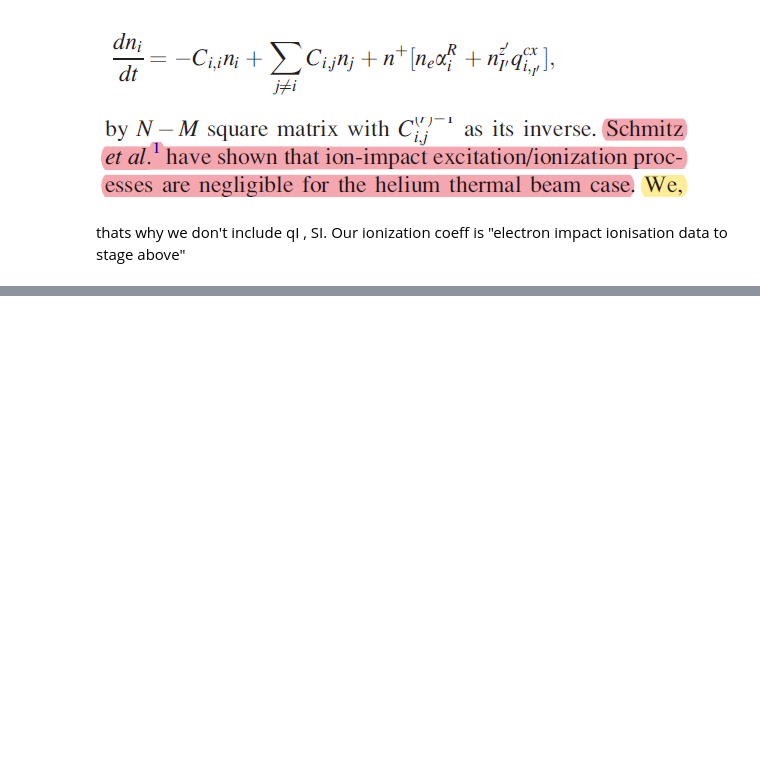
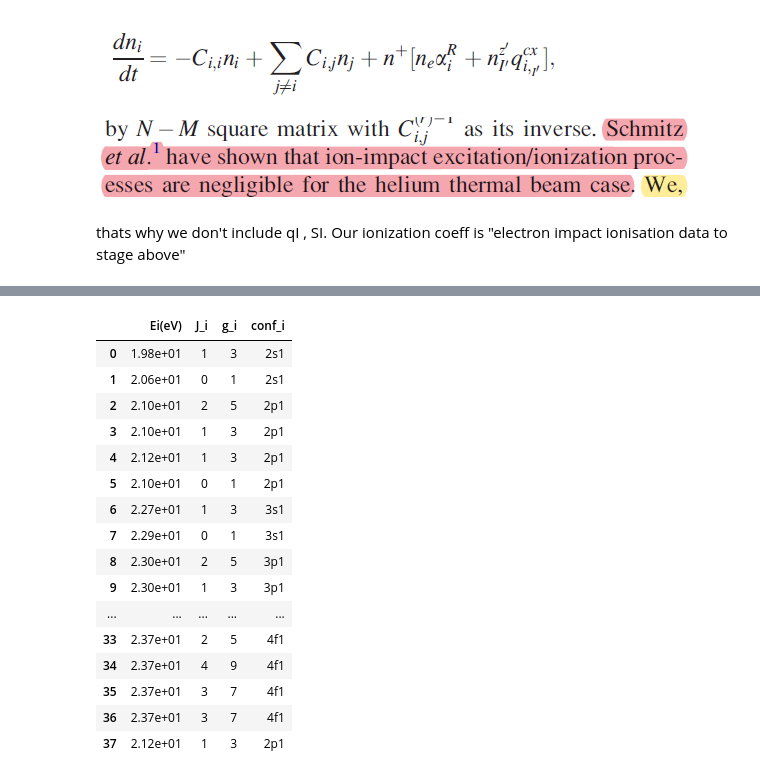
Before and after one commit to nadyayal/CRM, a Jupyter notebook: CRM1.ipynb, the cells around one changed output, grey strips where cells are left out. Saved outputs shown, nothing was run; the diff lists cells and outputs as text; code cells hidden in the pictures; blank space fills up the shorter version.

```diff
--- a/CRM1.ipynb
+++ b/CRM1.ipynb
@@ -146,3 +165,8 @@ _, df_r, _, _ = read_adas4("/content/drive/MyDrive/CRM_data/helike_kvi97#he0.dat
+# %%
+df_short_nist = df_nist.iloc[df_nist['conf_i'].loc[df_nist['conf_i'].isin(list(df_config['Configuration']))].index]
+df_new_nist = df_nist.iloc[df_short_nist['conf_k'].loc[df_short_nist['conf_k'].isin(list(df_config['Configuration']))].index]
+# %%
+df_new_nist = df_new_nist.drop({'obs_wl_vac(nm)', 'intens'}, axis=1)
 # %%
 ne = 1e13 # Electron density in cm**-3
 ni = 2e13 # Ion density in cm**-3
@@ -168,3 +223,29 @@ df_conf = df_config
+# %%
+config1=df_new_nist[{'conf_i', 'Ei(eV)', 'J_i', 'g_i'}].drop_duplicates()
+config2=df_new_nist[{'conf_k', 'Ek(eV)', 'J_k', 'g_k'}].drop_duplicates()
+config2 = config2.rename(columns = {'conf_k':'conf_i','Ek(eV)': 'Ei(eV)', 'J_k':'J_i', 'g_k':'g_i'})
+# %%
+df_config = pd.concat([config1, config2], ignore_index=True)
+# %%
+df_config
+# %% [output]
+|  | Ei(eV) | J_i | g_i | conf_i |
+| 0 | 1.98e+01 | 1 | 3 | 2s1 |
+| 1 | 2.06e+01 | 0 | 1 | 2s1 |
+| 2 | 2.10e+01 | 2 | 5 | 2p1 |
+| 3 | 2.10e+01 | 1 | 3 | 2p1 |
+| 4 | 2.12e+01 | 1 | 3 | 2p1 |
+| 5 | 2.10e+01 | 0 | 1 | 2p1 |
+| 6 | 2.27e+01 | 1 | 3 | 3s1 |
+| 7 | 2.29e+01 | 0 | 1 | 3s1 |
+| 8 | 2.30e+01 | 2 | 5 | 3p1 |
+| 9 | 2.30e+01 | 1 | 3 | 3p1 |
+| ... | ... | ... | ... | ... |
+| 33 | 2.37e+01 | 2 | 5 | 4f1 |
+| 34 | 2.37e+01 | 4 | 9 | 4f1 |
+| 35 | 2.37e+01 | 3 | 7 | 4f1 |
+| 36 | 2.37e+01 | 3 | 7 | 4f1 |
+| 37 | 2.12e+01 | 1 | 3 | 2p1 |
 # %%
 Uex_Te = df_ex[{'Level_j'	, Te}].loc[df_ex.Level_i == lvl_i] #df for Te with Level_i col
 rec_coef_df, ion_coef_df = df_r[{'Level_i'	, Te}], df_i[{'Level_i'	, Te}]
```
Also changed, not shown: parts of 17 cells of this notebook.
